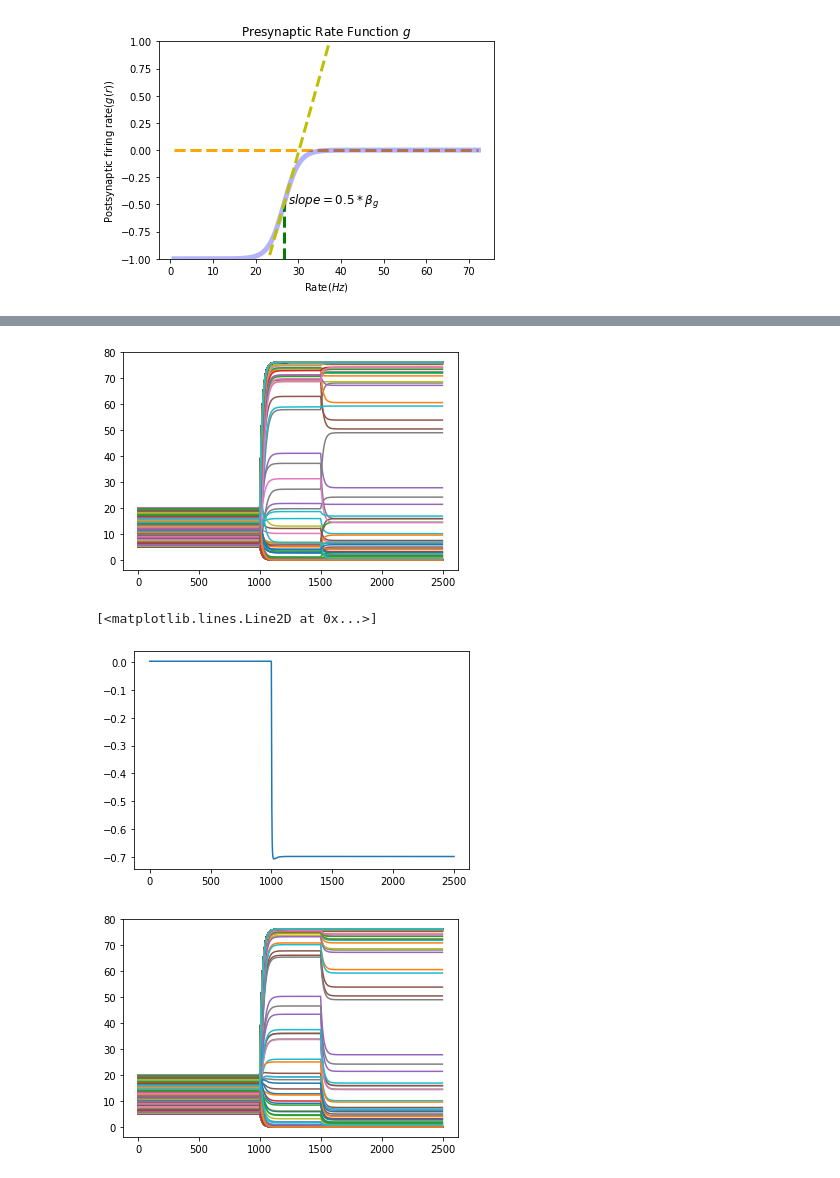
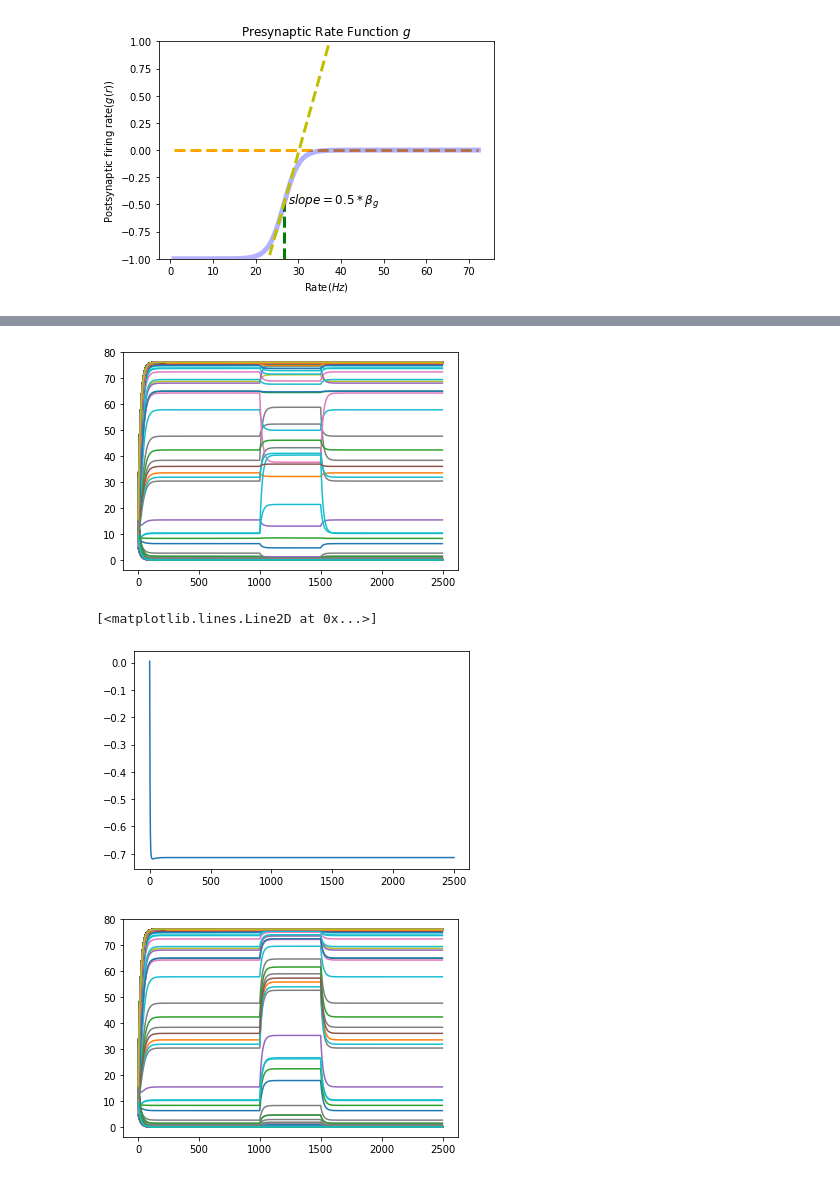
Before and after one commit to xmxhuihui/Final-Project, a Jupyter notebook: Attractor Network Model.ipynb, the cells around one changed output, grey strips where cells are left out. Cells and saved outputs as stored; diff of their text form; code cells hidden in the pictures.

```diff
--- a/Attractor Network Model.ipynb
+++ b/Attractor Network Model.ipynb
@@ -104,6 +104,6 @@ print(r_pattern)
 C=np.zeros((N,N),dtype='int8')
 for i in range(N):
     for j in range(N):
-        if random.uniform(0,1)<0.005:
+        if random.uniform(0,1)<c:
             C[i,j]=1
 # %% [output]
@@ -136,30 +136,32 @@ print(r0)
 # %%
 #Novel stimulus
 t_max=2500
 r=np.zeros((N,t_max))
 tau=20
 t_pre=1000
 t_delay=1500
 dt=1
 I0=1
 ita=np.random.normal(0,1,size=N)
 I=I0*ita
+r[:,0]=r0
 def phi(xi):
     return r_m/(1+np.exp(-beta_T*(xi-h_0)))
-for t in range(0,t_pre):
-    r[:,t]=r0
+for t in range(1,t_pre):
+    xi=np.dot(J,r[:,t-1])
+    r[:,t]=r[:,t-1]+(-r[:,t-1]+phi(xi))/tau*dt #equation 1
 for t in range(t_pre,t_delay):
     xi=np.dot(J,r[:,t-1])
     r[:,t]=r[:,t-1]+(-r[:,t-1]+phi(I+xi))/tau*dt #equation 1
 for t in range(t_delay,t_max):
     xi=np.dot(J,r[:,t-1])
     r[:,t]=r[:,t-1]+(-r[:,t-1]+phi(xi))/tau*dt #equation 1
 plt.figure()
 for i in range(N):
     plt.plot(range(t_max),r[i])
 plt.savefig('Figures/novel_stimulus.png')
 # %% [output]
-[figure, old version]
+[figure, new version]
 # %%
 #Overlap
 import scipy.stats
@@ -170,12 +172,14 @@ plt.figure()
 plt.plot(range(t_max),p_r)
 # %% [output]
 [<matplotlib.lines.Line2D at 0x...>]
-[figure, old version]
+[figure, new version]
 # %%
 #Familiar Stimulus
 I=I0*xi_pattern[0]
-for t in range(0,t_pre):
-    r[:,t]=r0
+r[:,0]=r0
+for t in range(1,t_pre):
+    xi=np.dot(J,r[:,t-1])
+    r[:,t]=r[:,t-1]+(-r[:,t-1]+phi(xi))/tau*dt #equation 1
 for t in range(t_pre,t_delay):
     xi=np.dot(J,r[:,t-1])
     r[:,t]=r[:,t-1]+(-r[:,t-1]+phi(I+xi))/tau*dt #equation 1
@@ -187,7 +191,7 @@ for i in range(N):
     plt.plot(range(t_max),r[i])
 plt.savefig('Figures/familiar_stimulus.png')
 # %% [output]
-[figure, old version]
+[figure, new version]
 # %%
 #Overlap
 p_r=np.zeros(t_max)
```
Also changed, not shown: parts of 4 cells of this notebook, 2 other files.
